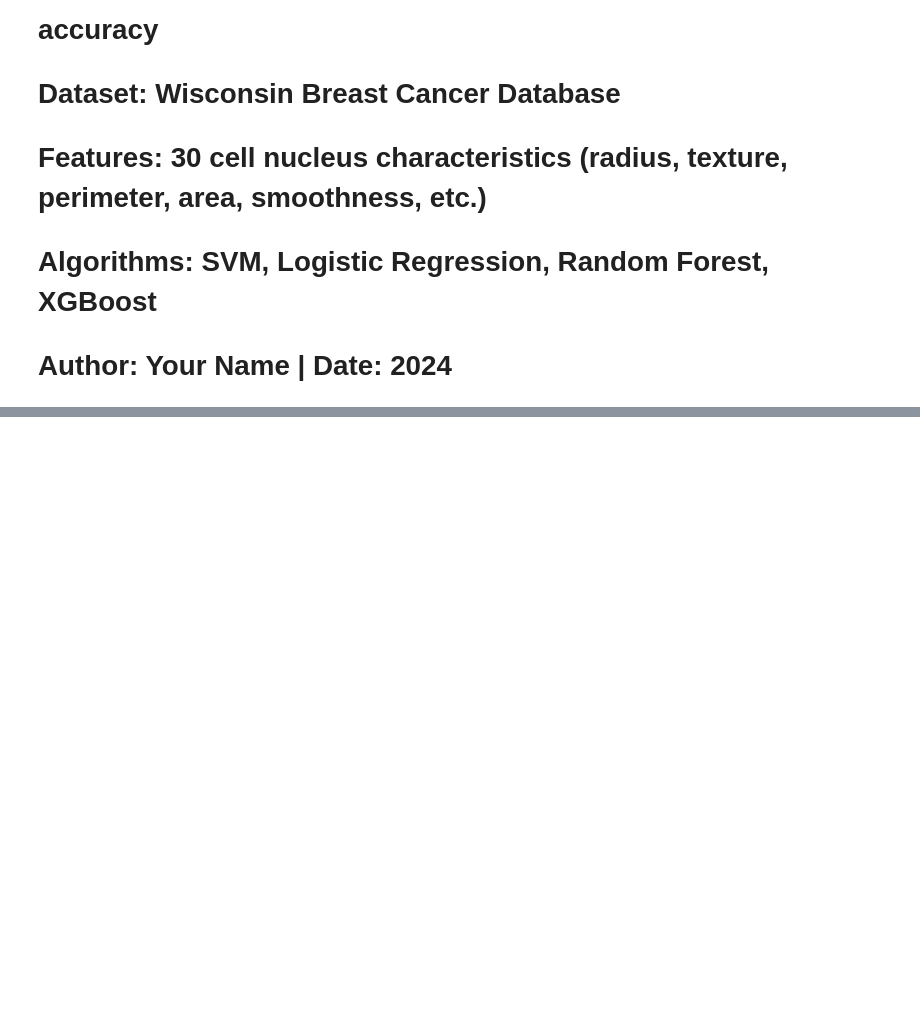
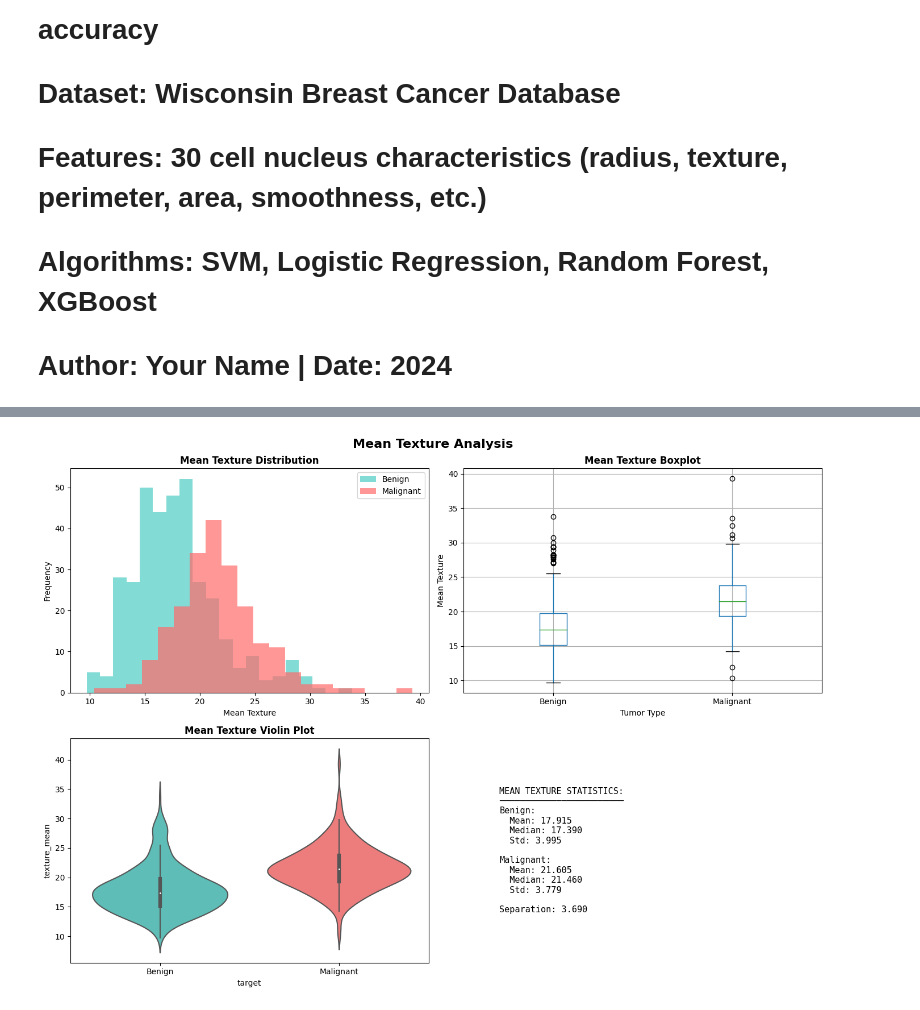
Before and after one commit to melat33/CodeAlpha_tasks, a Jupyter notebook: Disease_Prediction_System/notebooks/BREAST_CANCER_PIPELINE.ipynb, the cells around one changed output, grey strips where cells are left out. Cells and saved outputs as stored; diff of their text form; code cells hidden in the pictures; blank space fills up the shorter version.

```diff
--- a/Disease_Prediction_System/notebooks/BREAST_CANCER_PIPELINE.ipynb
+++ b/Disease_Prediction_System/notebooks/BREAST_CANCER_PIPELINE.ipynb
@@ -228,31 +338,61 @@ plt.show()
 # %%
 # %% [markdown]
-# ## 12. Mean Texture Analysis (Feature 2)
+# ## 12. Mean Texture Analysis (texture_mean)
 
 # %%
-fig, axes = plt.subplots(1, 2, figsize=(14, 5))
+fig, axes = plt.subplots(2, 2, figsize=(14, 10))
 
-# Distribution
-ax = axes[0]
+# Distribution by target
+ax = axes[0, 0]
 for target in [0, 1]:
-    subset = df[df['target'] == target]['feature_2']
+    subset = df[df['target'] == target]['texture_mean']
     ax.hist(subset, alpha=0.7, label=f'Target {target}', bins=20,
             color=['#4ECDC4', '#FF6B6B'][target])
 ax.set_xlabel('Mean Texture')
 ax.set_ylabel('Frequency')
 ax.set_title('Mean Texture Distribution', fontweight='bold')
 ax.legend(['Benign', 'Malignant'])
 
 # Boxplot
-ax = axes[1]
-df.boxplot(column='feature_2', by='target', ax=ax)
+ax = axes[0, 1]
+df.boxplot(column='texture_mean', by='target', ax=ax)
 ax.set_title('Mean Texture Boxplot', fontweight='bold')
 ax.set_xlabel('Tumor Type')
 ax.set_ylabel('Mean Texture')
 ax.set_xticklabels(['Benign', 'Malignant'])
 
+# Violin plot
+ax = axes[1, 0]
+sns.violinplot(x='target', y='texture_mean', data=df, ax=ax,
+               palette=['#4ECDC4', '#FF6B6B'])
+ax.set_title('Mean Texture Violin Plot', fontweight='bold')
+ax.set_xticklabels(['Benign', 'Malignant'])
+
+# Statistics
+ax = axes[1, 1]
+ax.axis('off')
+stats_text = f"""
+MEAN TEXTURE STATISTICS:
+────────────────────────
+Benign:
+  Mean: {df[df['target']==0]['texture_mean'].mean():.3f}
+  Median: {df[df['target']==0]['texture_mean'].median():.3f}
+  Std: {df[df['target']==0]['texture_mean'].std():.3f}
+
+Malignant:
+  Mean: {df[df['target']==1]['texture_mean'].mean():.3f}
+  Median: {df[df['target']==1]['texture_mean'].median():.3f}
+  Std: {df[df['target']==1]['texture_mean'].std():.3f}
+
+Separation: {df[df['target']==1]['texture_mean'].mean() - df[df['target']==0]['texture_mean'].mean():.3f}
+"""
+ax.text(0.1, 0.5, stats_text, transform=ax.transAxes, fontsize=11,
+        verticalalignment='center', family='monospace')
+
 plt.suptitle('Mean Texture Analysis', fontsize=16, fontweight='bold')
 plt.tight_layout()
 plt.show()
+# %% [output]
+[figure, added]
 # %%
 # %% [markdown]
```
Also changed, not shown: parts of 34 cells of this notebook.
